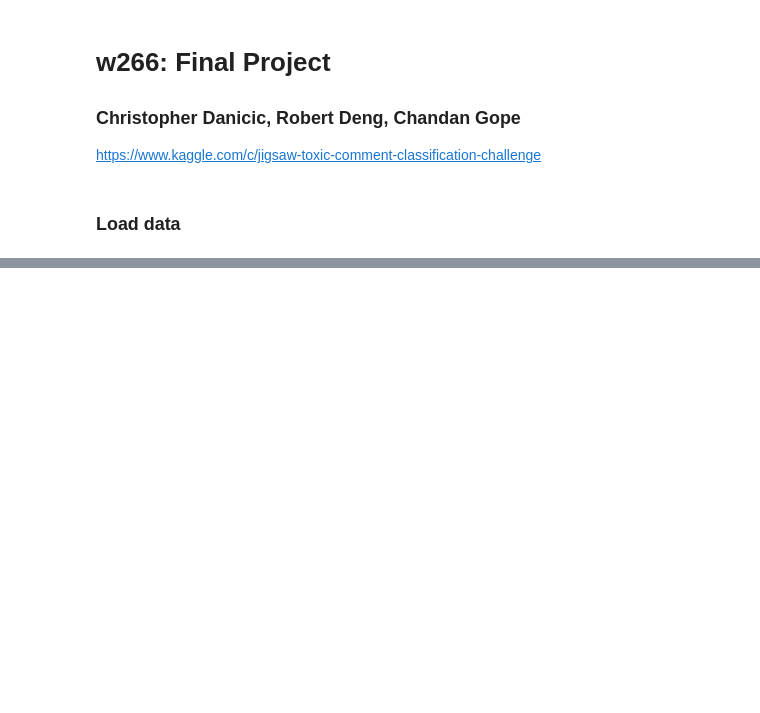
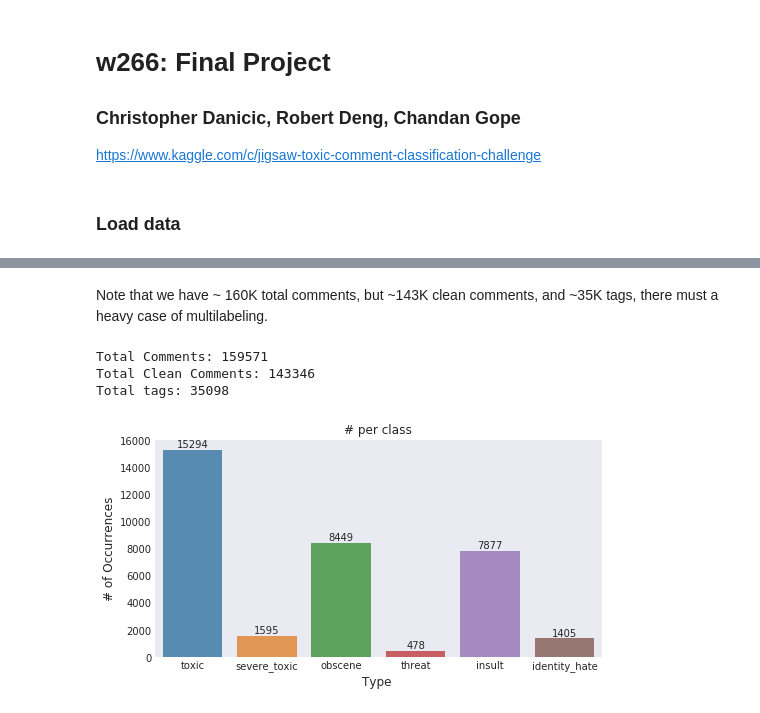
Before and after one commit to chandangope/w266-finalproject, a Jupyter notebook: toxic_comments-scikit-cv-tfidf-nltk.ipynb, the cells around one changed output, grey strips where cells are left out. Drawn from its saved outputs; the diff is of its cells as text; code cells hidden in the pictures; blank space fills up the shorter version.

```diff
--- a/toxic_comments-scikit-cv-tfidf-nltk.ipynb
+++ b/toxic_comments-scikit-cv-tfidf-nltk.ipynb
@@ -115,0 +76,10 @@ print("95% percentile length: {:.0f}".format(sentences_lengths.quantile(.95)))
+# %%
+print("Check for missing values in Train dataset")
+null_check=train.isnull().sum()
+print(null_check)
+print("Check for missing values in Test dataset")
+null_check=test.isnull().sum()
+print(null_check)
+print("filling NA with \"unknown\"")
+train["comment_text"].fillna("unknown", inplace=True)
+test["comment_text"].fillna("unknown", inplace=True)
@@ -115,0 +102,33 @@ print("95% percentile length: {:.0f}".format(sentences_lengths.quantile(.95)))
+# %% [markdown]
+Note that we have ~ 160K total comments, but ~143K clean comments, and ~35K tags, there must a heavy case of multilabeling.
+# %%
+x=train.iloc[:,2:].sum()
+labels = ["toxic", "severe_toxic", "obscene", "threat", "insult", "identity_hate"]
+rowsums=train.iloc[:,2:].sum(axis=1)
+train['clean']=(rowsums==0)
+
+
+print("Total Comments:", train.shape[0])
+print("Total Clean Comments:", train.clean.sum())
+print("Total tags:",x.sum())
+# %% [output]
+Total Comments: 159571
+Total Clean Comments: 143346
+Total tags: 35098
+# %%
+#plot
+plt.figure(figsize=(8,4))
+ax= sns.barplot(x.index, x.values, alpha=0.8)
+plt.title("# per class")
+plt.ylabel('# of Occurrences', fontsize=12)
+plt.xlabel('Type ', fontsize=12)
+#adding the text labels
+rects = ax.patches
+labels = x.values
+for rect, label in zip(rects, labels):
+    height = rect.get_height()
+    ax.text(rect.get_x() + rect.get_width()/2, height + 5, label, ha='center', va='bottom')
+
+plt.show()
+# %% [output]
+[figure, added]
```
Also changed, not shown: parts of 62 cells of this notebook.
